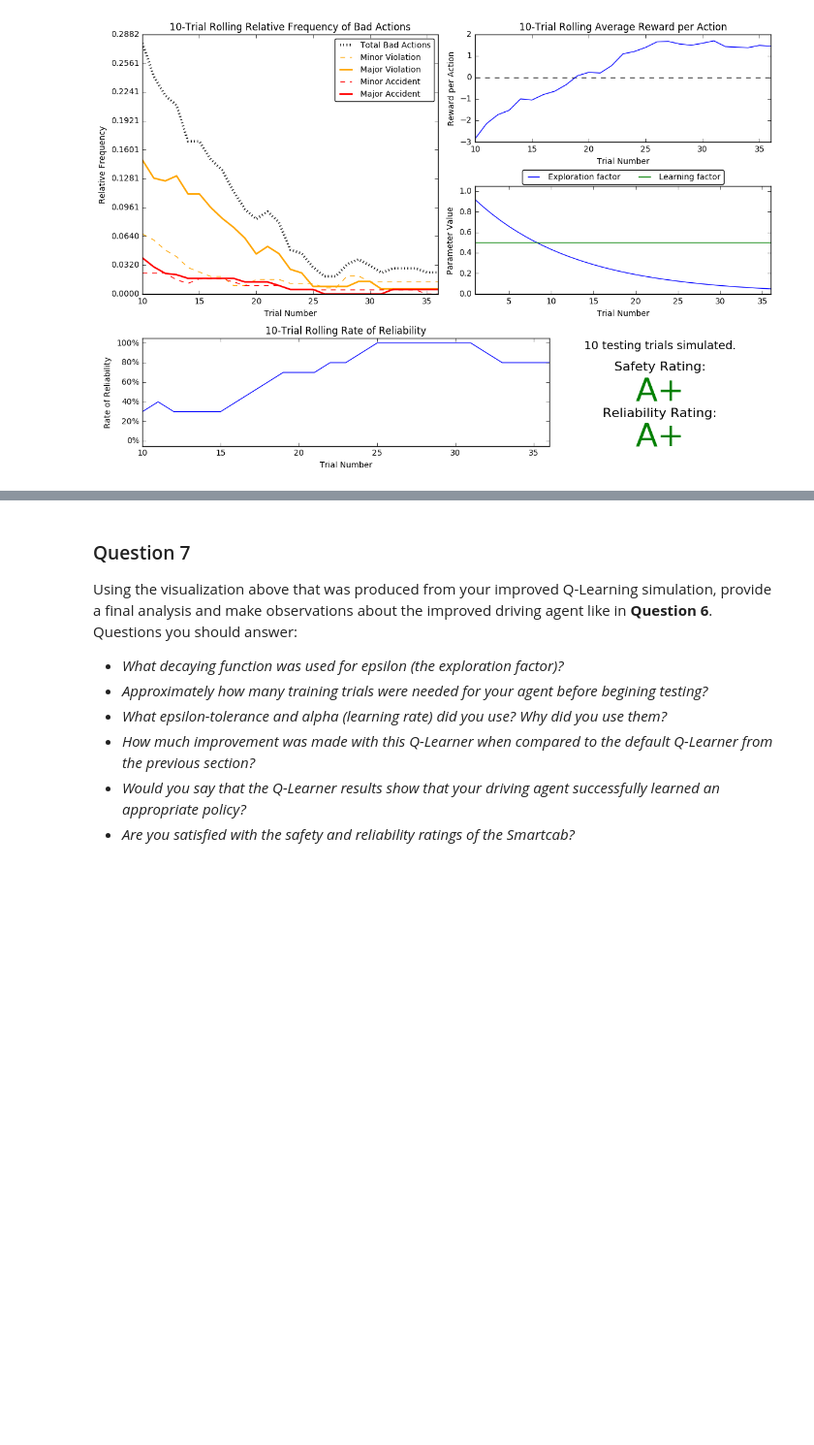
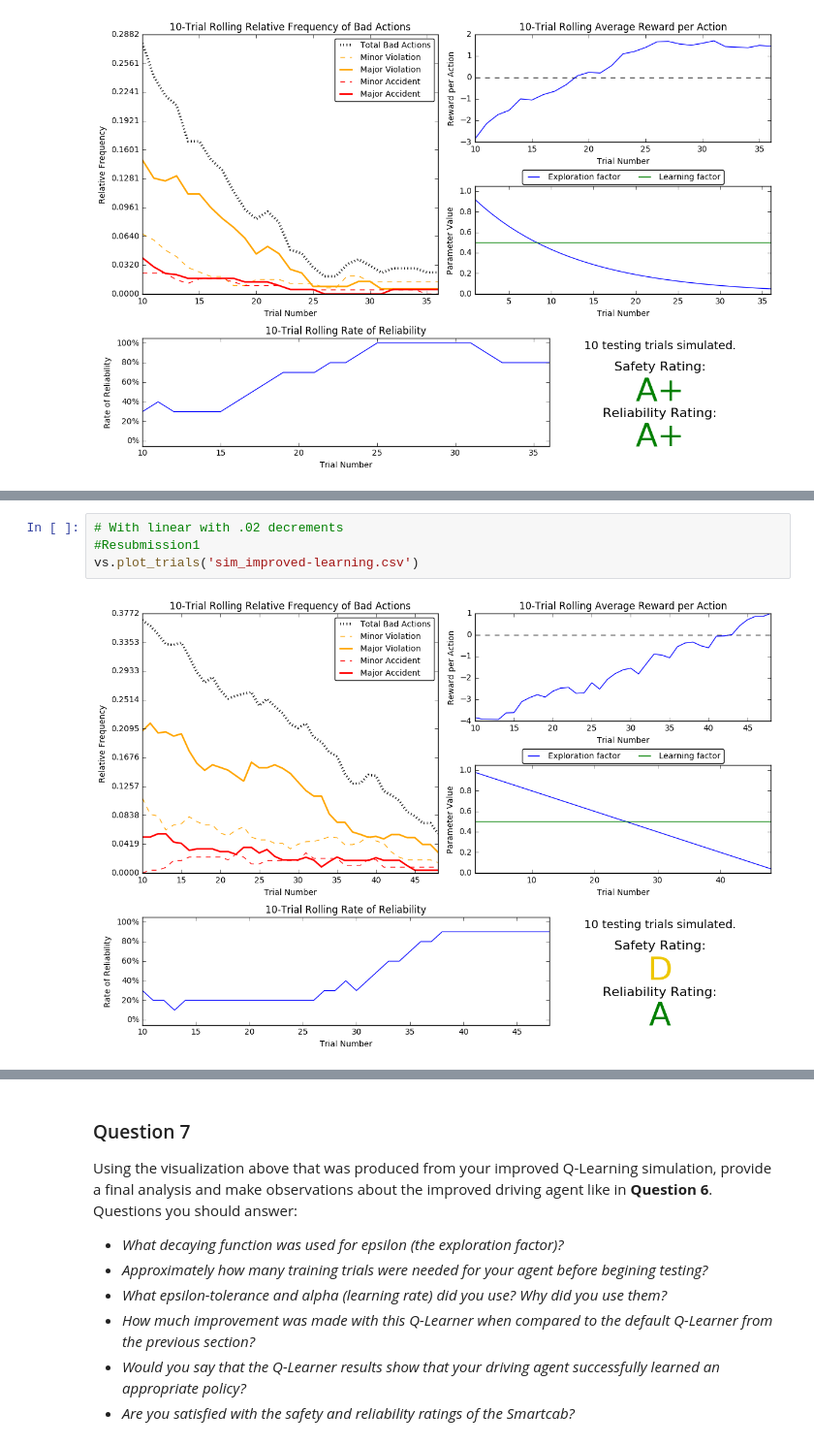
Before and after one commit to arunkumarchacko/udactiy-ml, a Jupyter notebook: smartcab/smartcab.ipynb, the cells around one changed output, grey strips where cells are left out. Shown at 97% size. Cells and saved outputs as stored; diff of their text form; blank space fills up the shorter version.

```diff
--- a/smartcab/smartcab.ipynb
+++ b/smartcab/smartcab.ipynb
@@ -368,0 +401,6 @@ vs.plot_trials('sim_improved-learning.csv')
+# %%
+# With linear with .02 decrements
+#Resubmission1
+vs.plot_trials('sim_improved-learning.csv')
+# %% [output]
+[figure, added]
```
Also changed, not shown: parts of 10 cells of this notebook, 6 other files.
